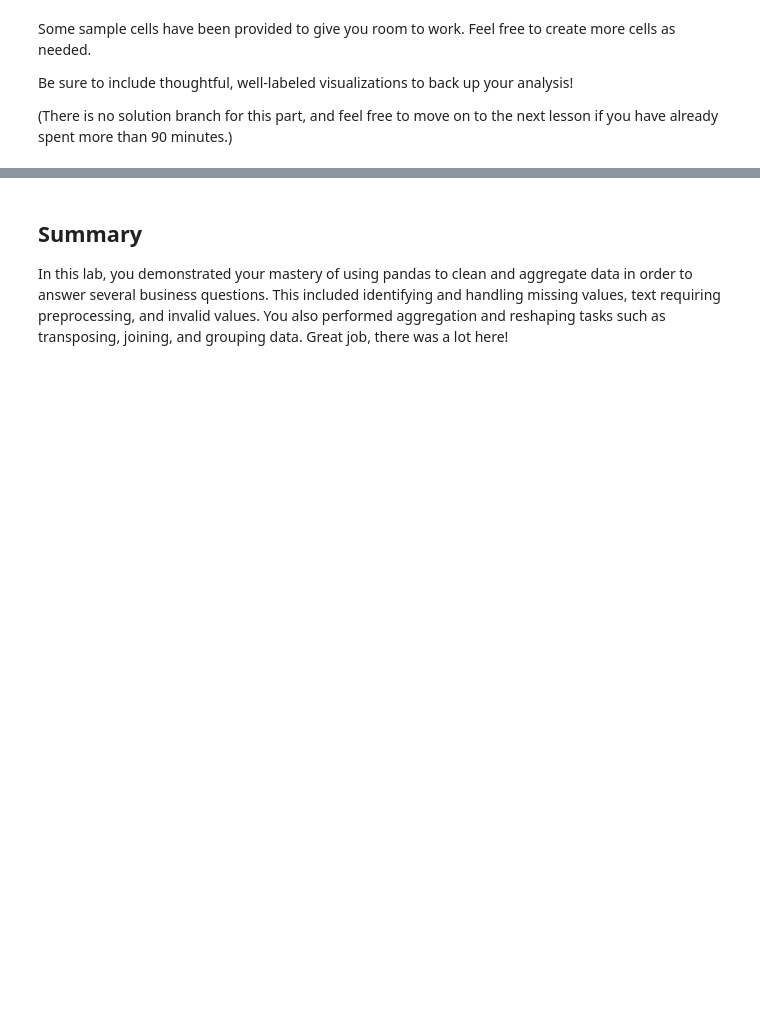
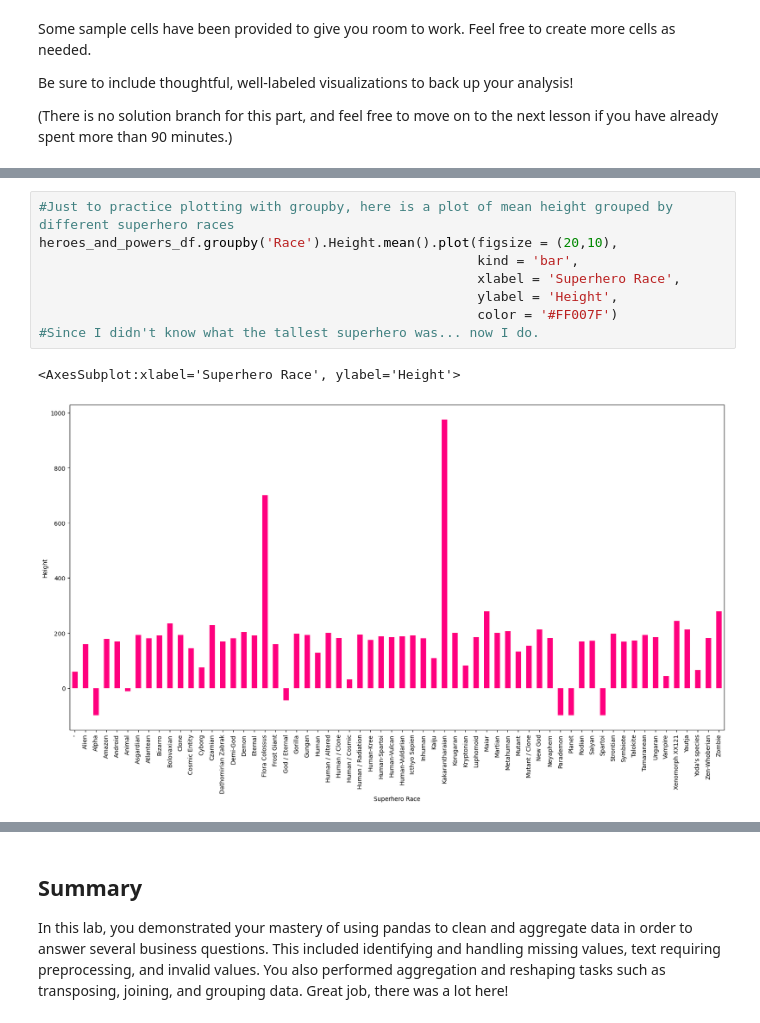
Before and after one commit to betsybetsybetsy2021/dsc-pandas-data-cleaning-lab, a Jupyter notebook: index.ipynb, the cells around one changed output, grey strips where cells are left out. Cells and saved outputs as stored; diff of their text form; blank space fills up the shorter version.

```diff
--- a/index.ipynb
+++ b/index.ipynb
@@ -814,0 +838,11 @@ Be sure to include thoughtful, well-labeled visualizations to back up your analy
+# %%
+#Just to practice plotting with groupby, here is a plot of mean height grouped by different superhero races
+heroes_and_powers_df.groupby('Race').Height.mean().plot(figsize = (20,10),
+                                                        kind = 'bar',
+                                                        xlabel = 'Superhero Race',
+                                                        ylabel = 'Height',
+                                                        color = '#FF007F')
+#Since I didn't know what the tallest superhero was... now I do.
+# %% [output]
+<AxesSubplot:xlabel='Superhero Race', ylabel='Height'>
+[figure, added]
```
Also changed, not shown: parts of 6 cells of this notebook.
